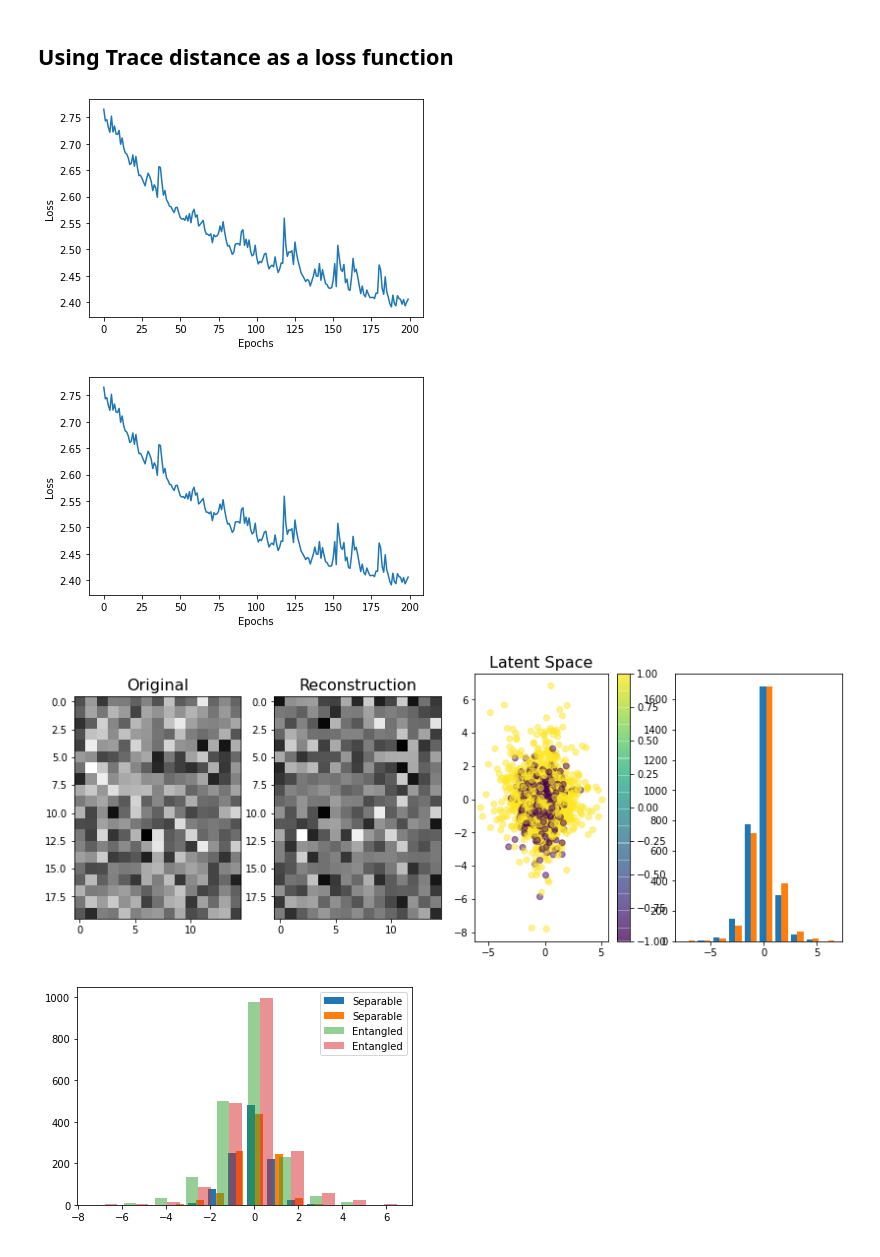
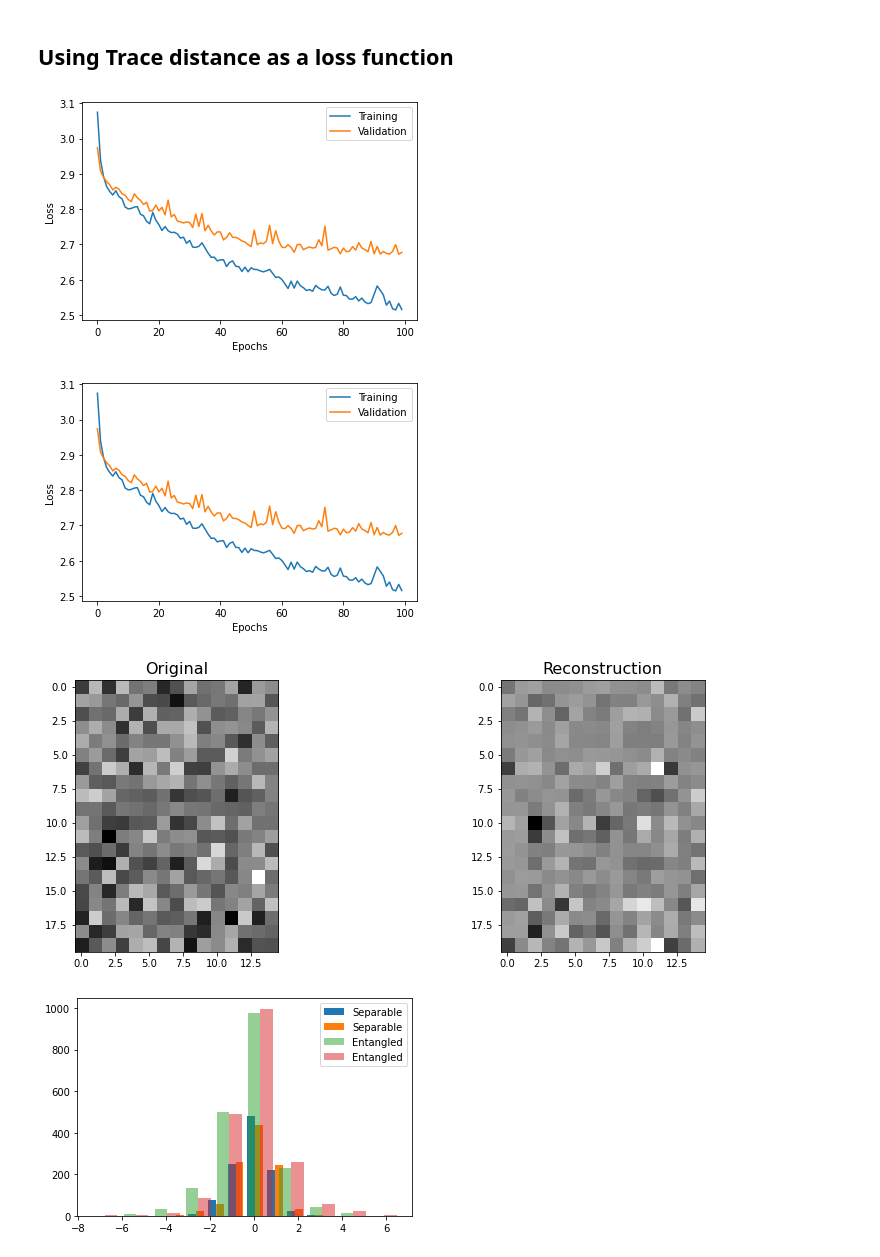
Before and after one commit to nahumsa/DM-Reconstruction, a Jupyter notebook: Reconstruct DM.ipynb, the cells around one changed output. Cells and saved outputs as stored; diff of their text form; code cells hidden in the pictures.

```diff
--- a/Reconstruct DM.ipynb
+++ b/Reconstruct DM.ipynb
@@ -73,10 +80,12 @@ ZDIM = 2
 input_dim = X_train.shape[1]
 hidden_dims = [64,128,256]
 batchsize = 32
+dropout_rate=0.3
 
 vae = TraceVAE(original_dim=input_dim,
                intermediate_dim=hidden_dims,
-               latent_dim=ZDIM)
+               latent_dim=ZDIM,
+               dropout_rate=dropout_rate)
 
 # Optimizer.
 optimizer = tf.keras.optimizers.Adam(learning_rate=1e-3)
@@ -86,47 +95,54 @@ vae.compile(optimizer=optimizer)
 # Prepare a dataset.
 dataset = tf.data.Dataset.from_tensor_slices(X_train)
 dataset = dataset.shuffle(buffer_size=1024).batch(batchsize)
+val_dataset = tf.data.Dataset.from_tensor_slices(X_test)
+val_dataset = val_dataset.shuffle(buffer_size=1024).batch(batchsize)
 # %%
 from Utils.Plotter import PeriodicPlotter
 
 r_loss = 10.
 beta = 1e-2
-epochs = 200
+epochs = 100
 
 # Periodic Plotter for loss
 plotter = PeriodicPlotter(sec=5, xlabel='Epochs', ylabel='Loss')
 
-loss_epochs = vae.training(dataset, epochs, r_loss, beta, Plotter=plotter)
+loss_epochs, val_loss_epochs = vae.training(dataset,
+                                            epochs,
+                                            r_loss,
+                                            beta,
+                                            test=val_dataset,
+                                            Plotter=plotter)
 # %% [output]
-[figure, old version]
+[figure, new version]
-[figure, old version]
+[figure, new version]
 # %%
 fig = plt.figure(figsize=(14,5))
-gs = fig.add_gridspec(1, 4)
+gs = fig.add_gridspec(1, 2)
 ax1 = fig.add_subplot(gs[0, 0])
 ax2 = fig.add_subplot(gs[0, 1])
 
 
 ax1.imshow((X_train[0:20]), cmap="gray")
 ax1.set_title('Original', size=16)
 
 ax2.imshow(vae.predict(X_train[0:20]), cmap="gray")
 ax2.set_title('Reconstruction', size=16)
 
 _, _, z = vae.encoder(X_test)
 z = z.numpy()
-
+"""
 ax3 = fig.add_subplot(gs[0, 2])
 ims = ax3.scatter(z[:,0], z[:,1], alpha=0.5, c=Y_test)
 ax3.set_title('Latent Space', size=16)
 plt.colorbar(ims, ax=ax3)
 
 ax4 = fig.add_subplot(gs[0, 3])
 ax4.hist(z)
-
+"""
 plt.show()
 # %% [output]
-[figure, old version]
+[figure, new version]
 # %%
 mask = Y_test == 1
 X_c = X_test[mask]
```
Also changed, not shown: parts of 2 cells of this notebook.
